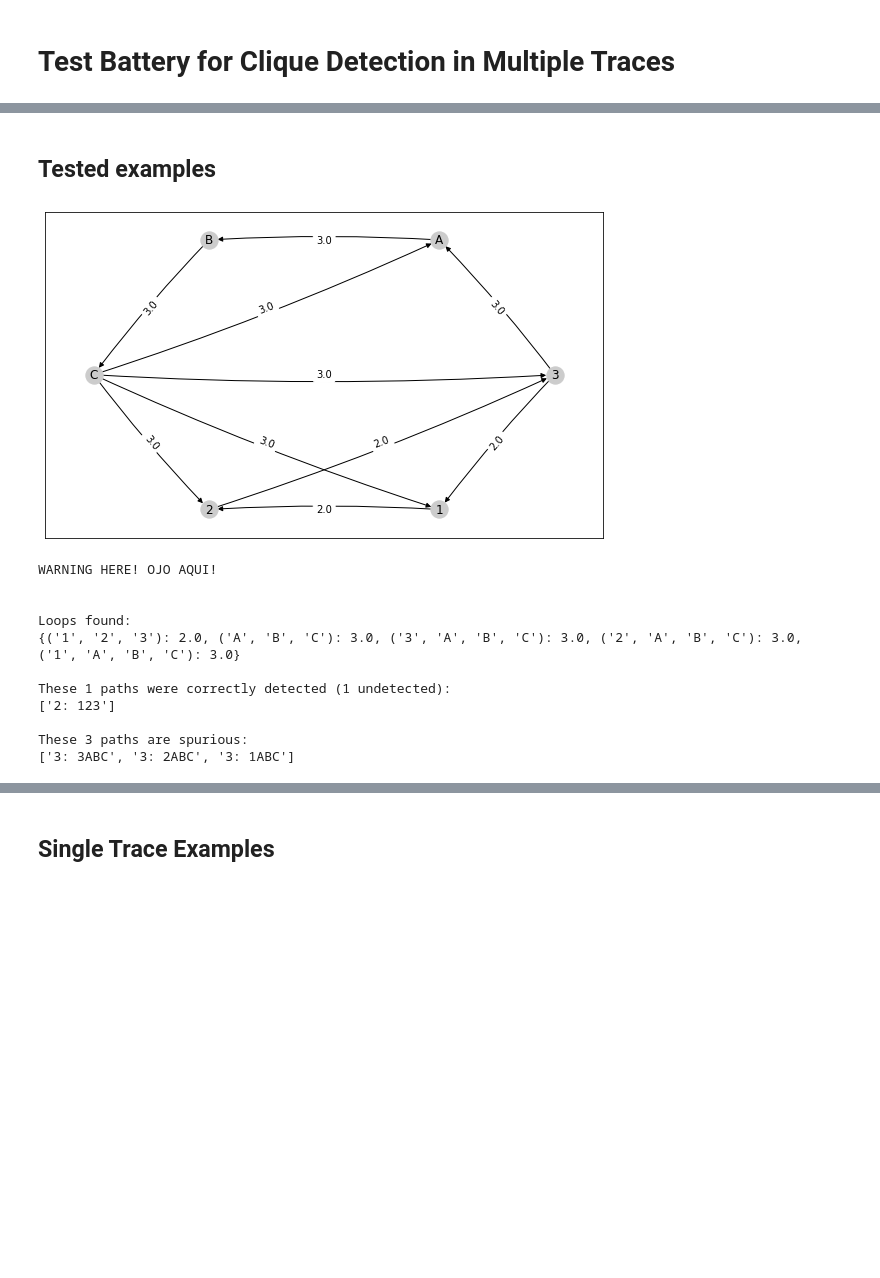
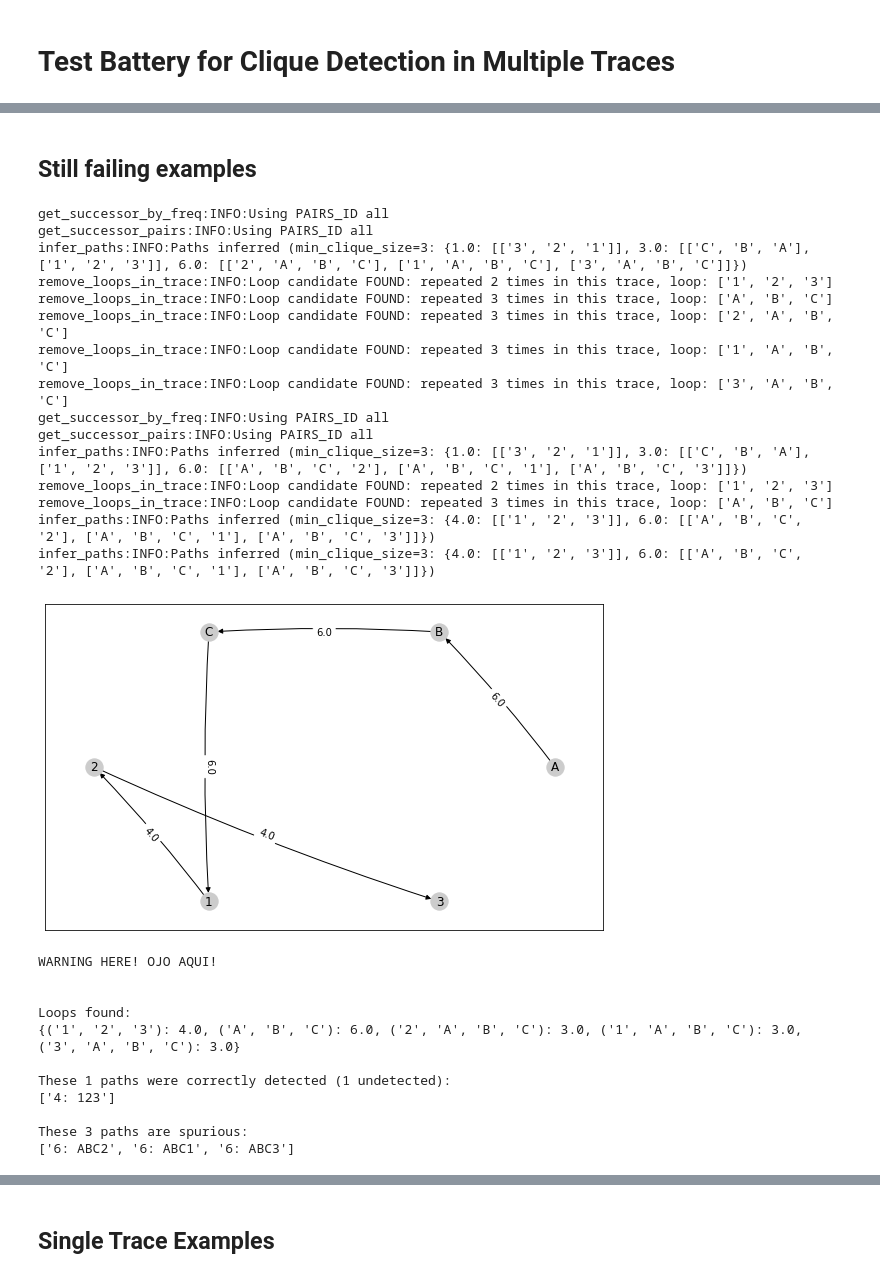
Before and after one commit to jpgil/logdelay, a Jupyter notebook: notebooks/2-structures/2020-01-29-Tests-forMultipleCliques.ipynb, the cells around one changed output, grey strips where cells are left out. Drawn from its saved outputs; the diff is of its cells as text; code cells hidden in the pictures; blank space fills up the shorter version.

```diff
--- a/notebooks/2-structures/2020-01-29-Tests-forMultipleCliques.ipynb
+++ b/notebooks/2-structures/2020-01-29-Tests-forMultipleCliques.ipynb
@@ -16,22 +19,37 @@ logging.basicConfig(format='%(funcName)s:%(levelname)s:%(message)s', level=loggi
 # %% [markdown]
-## Tested examples
+## Still failing examples
 # %%
 # Type 76 ... Failing
 T = [
-    list("123123ABCABCABC")
-#     list("ABCABCABC123123")
+    list("123123ABCABCABC"),
+    list("ABCABCABC123123")
 ]
 g, b = evaluate_against(T, ("ABC", "123") )
 # %% [output]
+get_successor_by_freq:INFO:Using PAIRS_ID all
+get_successor_pairs:INFO:Using PAIRS_ID all
+infer_paths:INFO:Paths inferred (min_clique_size=3: {1.0: [['3', '2', '1']], 3.0: [['C', 'B', 'A'], ['1', '2', '3']], 6.0: [['2', 'A', 'B', 'C'], ['1', 'A', 'B', 'C'], ['3', 'A', 'B', 'C']]})
+remove_loops_in_trace:INFO:Loop candidate FOUND: repeated 2 times in this trace, loop: ['1', '2', '3']
+remove_loops_in_trace:INFO:Loop candidate FOUND: repeated 3 times in this trace, loop: ['A', 'B', 'C']
+remove_loops_in_trace:INFO:Loop candidate FOUND: repeated 3 times in this trace, loop: ['2', 'A', 'B', 'C']
+remove_loops_in_trace:INFO:Loop candidate FOUND: repeated 3 times in this trace, loop: ['1', 'A', 'B', 'C']
+remove_loops_in_trace:INFO:Loop candidate FOUND: repeated 3 times in this trace, loop: ['3', 'A', 'B', 'C']
+get_successor_by_freq:INFO:Using PAIRS_ID all
+get_successor_pairs:INFO:Using PAIRS_ID all
+infer_paths:INFO:Paths inferred (min_clique_size=3: {1.0: [['3', '2', '1']], 3.0: [['C', 'B', 'A'], ['1', '2', '3']], 6.0: [['A', 'B', 'C', '2'], ['A', 'B', 'C', '1'], ['A', 'B', 'C', '3']]})
+remove_loops_in_trace:INFO:Loop candidate FOUND: repeated 2 times in this trace, loop: ['1', '2', '3']
+remove_loops_in_trace:INFO:Loop candidate FOUND: repeated 3 times in this trace, loop: ['A', 'B', 'C']
+infer_paths:INFO:Paths inferred (min_clique_size=3: {4.0: [['1', '2', '3']], 6.0: [['A', 'B', 'C', '2'], ['A', 'B', 'C', '1'], ['A', 'B', 'C', '3']]})
+infer_paths:INFO:Paths inferred (min_clique_size=3: {4.0: [['1', '2', '3']], 6.0: [['A', 'B', 'C', '2'], ['A', 'B', 'C', '1'], ['A', 'B', 'C', '3']]})
-[figure, old version]
+[figure, new version]
-WARNING HERE! OJO AQUI!
-
-
-Loops found:
-{('1', '2', '3'): 2.0, ('A', 'B', 'C'): 3.0, ('3', 'A', 'B', 'C'): 3.0, ('2', 'A', 'B', 'C'): 3.0, ('1', 'A', 'B', 'C'): 3.0}
-
-These 1 paths were correctly detected (1 undetected):
-['2: 123']
-
-These 3 paths are spurious:
-['3: 3ABC', '3: 2ABC', '3: 1ABC']
+WARNING HERE! OJO AQUI!
+
+
+Loops found:
+{('1', '2', '3'): 4.0, ('A', 'B', 'C'): 6.0, ('2', 'A', 'B', 'C'): 3.0, ('1', 'A', 'B', 'C'): 3.0, ('3', 'A', 'B', 'C'): 3.0}
+
+These 1 paths were correctly detected (1 undetected):
+['4: 123']
+
+These 3 paths are spurious:
+['6: ABC2', '6: ABC1', '6: ABC3']
```
Also changed, not shown: parts of 23 cells of this notebook, 2 other files.
